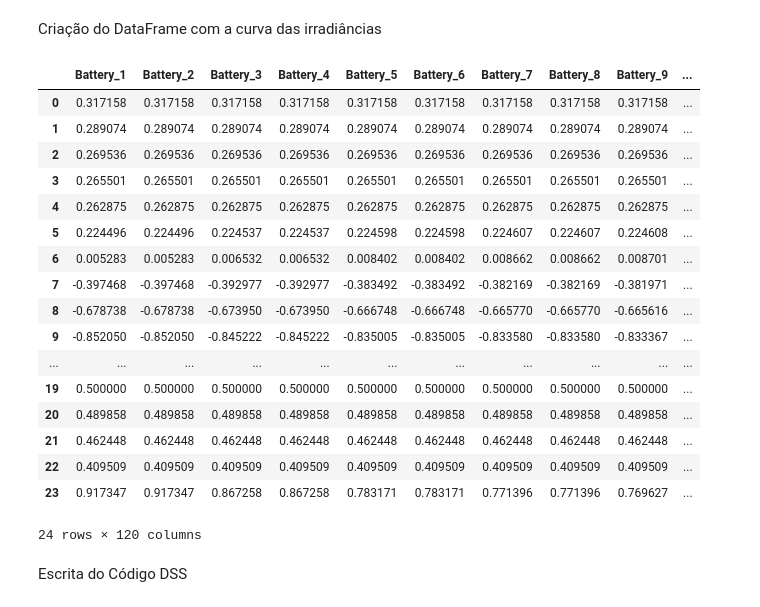
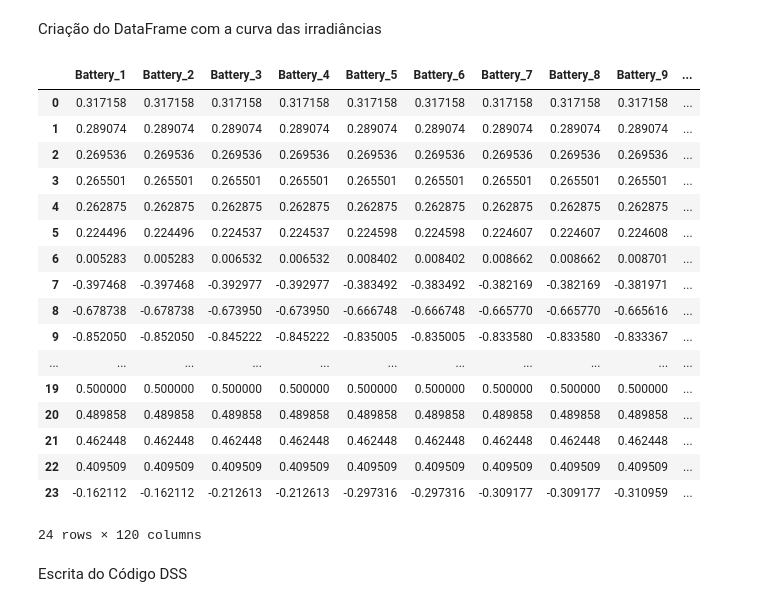
Before and after one commit to Ivanictor/CLAGTEE-CBA, a Jupyter notebook: battery.ipynb, the cells around one changed output. Drawn from its saved outputs; the diff is of its cells as text; code cells hidden in the pictures.

```diff
--- a/battery.ipynb
+++ b/battery.ipynb
@@ -64,6 +64,47 @@ Criação do DataFrame com a curva das irradiâncias
 import numpy as np
 
 loadshape_dict = {}
+
+def calc_saldo(curva):
+    saldo = 0
+    for p in curva:
+        if p < 0:
+            saldo -= p*0.9
+
+        elif p > 0:
+            saldo -= p/0.9
+
+    return saldo
+
+def corrigir_ultimo_ponto(curva, saldo, tol=0.01):
+    last = curva.iloc[-1]
+    if abs(saldo) <= tol:
+        return curva
+
+    if saldo < 0:  # falta energia (perda líquida) -> precisa aumentar saldo
+        if last >= 0:
+            # tenta resolver ainda em descarga
+            delta_discharge = last * (1/0.9)  # saldo recuperável reduzindo até 0
+            if delta_discharge >= abs(saldo):
+                novo = last - abs(saldo) * 0.9
+            else:
+                falta = abs(saldo) - delta_discharge
+                novo = 0 - falta / 0.9   # entra em carga
+        else:
+            novo = last - saldo * 0.9  # já em carga, mesma fórmula original é válida
+    else:  # saldo > 0, excesso de energia -> precisa diminuir saldo
+        if last <= 0:
+            delta_charge = abs(last) * 0.9
+            if delta_charge >= saldo:
+                novo = last + saldo / 0.9
+            else:
+                falta = saldo - delta_charge
+                novo = 0 + falta * 0.9  # entra em descarga
+        else:
+            novo = last - saldo / 0.9
+
+    curva.iloc[-1] = novo
+    return curva
 
 for nome, kw in zip(loads_df["name"], loads_df["kw"]):
 
@@ -101,38 +142,36 @@ for chave, df in dfs_monitor_pv.items():
 
         curva = (df["Total Power"].reset_index(drop=True) + loadshape_df.iloc[:, i]) / storage_kw
 
-        saldo = curva.sum()
+        saldo = calc_saldo(curva)
 
-        if abs(saldo) > 0.05:
-
-            curva.iloc[-1] -= saldo
+        curva = corrigir_ultimo_ponto(curva, saldo)
 
         i += 1
 
         storage_dict[f"Battery_{i}"] = curva
 
 
 storage_df = pd.DataFrame(storage_dict)
 
 display(storage_df)
 # %% [output]
 |  | Battery_1 | Battery_2 | Battery_3 | Battery_4 | Battery_5 | Battery_6 | Battery_7 | Battery_8 | Battery_9 | ... |
 | 0 | 0.317158 | 0.317158 | 0.317158 | 0.317158 | 0.317158 | 0.317158 | 0.317158 | 0.317158 | 0.317158 | ... |
 | 1 | 0.289074 | 0.289074 | 0.289074 | 0.289074 | 0.289074 | 0.289074 | 0.289074 | 0.289074 | 0.289074 | ... |
 | 2 | 0.269536 | 0.269536 | 0.269536 | 0.269536 | 0.269536 | 0.269536 | 0.269536 | 0.269536 | 0.269536 | ... |
 | 3 | 0.265501 | 0.265501 | 0.265501 | 0.265501 | 0.265501 | 0.265501 | 0.265501 | 0.265501 | 0.265501 | ... |
 | 4 | 0.262875 | 0.262875 | 0.262875 | 0.262875 | 0.262875 | 0.262875 | 0.262875 | 0.262875 | 0.262875 | ... |
 | 5 | 0.224496 | 0.224496 | 0.224537 | 0.224537 | 0.224598 | 0.224598 | 0.224607 | 0.224607 | 0.224608 | ... |
 | 6 | 0.005283 | 0.005283 | 0.006532 | 0.006532 | 0.008402 | 0.008402 | 0.008662 | 0.008662 | 0.008701 | ... |
 | 7 | -0.397468 | -0.397468 | -0.392977 | -0.392977 | -0.383492 | -0.383492 | -0.382169 | -0.382169 | -0.381971 | ... |
 | 8 | -0.678738 | -0.678738 | -0.673950 | -0.673950 | -0.666748 | -0.666748 | -0.665770 | -0.665770 | -0.665616 | ... |
 | 9 | -0.852050 | -0.852050 | -0.845222 | -0.845222 | -0.835005 | -0.835005 | -0.833580 | -0.833580 | -0.833367 | ... |
 | ... | ... | ... | ... | ... | ... | ... | ... | ... | ... | ... |
 | 19 | 0.500000 | 0.500000 | 0.500000 | 0.500000 | 0.500000 | 0.500000 | 0.500000 | 0.500000 | 0.500000 | ... |
 | 20 | 0.489858 | 0.489858 | 0.489858 | 0.489858 | 0.489858 | 0.489858 | 0.489858 | 0.489858 | 0.489858 | ... |
 | 21 | 0.462448 | 0.462448 | 0.462448 | 0.462448 | 0.462448 | 0.462448 | 0.462448 | 0.462448 | 0.462448 | ... |
 | 22 | 0.409509 | 0.409509 | 0.409509 | 0.409509 | 0.409509 | 0.409509 | 0.409509 | 0.409509 | 0.409509 | ... |
-| 23 | 0.917347 | 0.917347 | 0.867258 | 0.867258 | 0.783171 | 0.783171 | 0.771396 | 0.771396 | 0.769627 | ... |
+| 23 | -0.162112 | -0.162112 | -0.212613 | -0.212613 | -0.297316 | -0.297316 | -0.309177 | -0.309177 | -0.310959 | ... |
 24 rows × 120 columns
 # %% [markdown]
 Escrita do Código DSS
```
Also changed, not shown: parts of 1 cell of this notebook, 3 other files.
